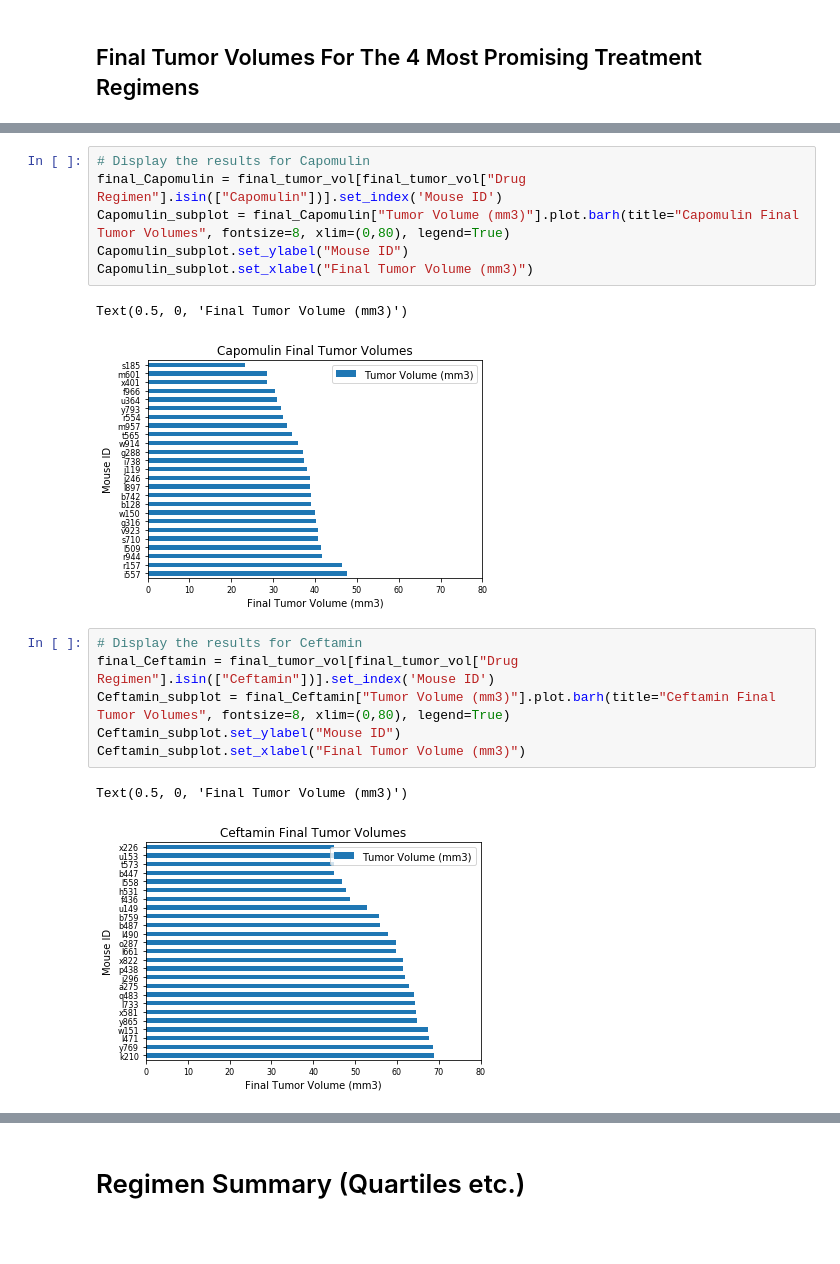
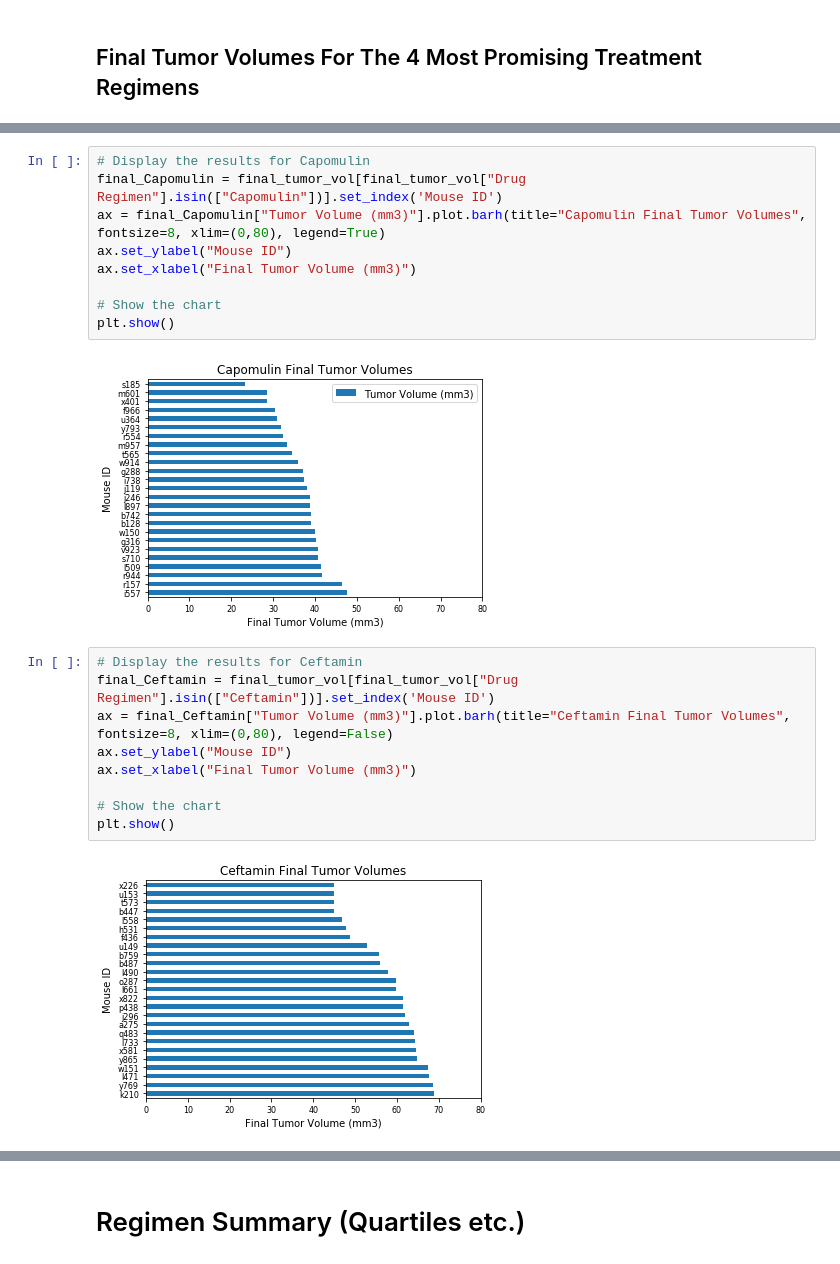
Before and after one commit to patrickhpatin/matplotlib-challenge, a Jupyter notebook: pymaceuticals_starter.ipynb, the cells around one changed output, grey strips where cells are left out. Saved outputs shown, nothing was run; the diff lists cells and outputs as text; blank space fills up the shorter version.

```diff
--- a/pymaceuticals_starter.ipynb
+++ b/pymaceuticals_starter.ipynb
@@ -202,21 +197,25 @@ Text(0.5, 0, 'Final Tumor Volume (mm3)')
 # %%
 # Display the results for Capomulin
 final_Capomulin = final_tumor_vol[final_tumor_vol["Drug Regimen"].isin(["Capomulin"])].set_index('Mouse ID')
-Capomulin_subplot = final_Capomulin["Tumor Volume (mm3)"].plot.barh(title="Capomulin Final Tumor Volumes", fontsize=8, xlim=(0,80), legend=True)
-Capomulin_subplot.set_ylabel("Mouse ID")
-Capomulin_subplot.set_xlabel("Final Tumor Volume (mm3)")
+ax = final_Capomulin["Tumor Volume (mm3)"].plot.barh(title="Capomulin Final Tumor Volumes", fontsize=8, xlim=(0,80), legend=True)
+ax.set_ylabel("Mouse ID")
+ax.set_xlabel("Final Tumor Volume (mm3)")
+
+# Show the chart
+plt.show()
 # %% [output]
-Text(0.5, 0, 'Final Tumor Volume (mm3)')
 [figure]
 # %%
 # Display the results for Ceftamin
 final_Ceftamin = final_tumor_vol[final_tumor_vol["Drug Regimen"].isin(["Ceftamin"])].set_index('Mouse ID')
-Ceftamin_subplot = final_Ceftamin["Tumor Volume (mm3)"].plot.barh(title="Ceftamin Final Tumor Volumes", fontsize=8, xlim=(0,80), legend=True)
-Ceftamin_subplot.set_ylabel("Mouse ID")
-Ceftamin_subplot.set_xlabel("Final Tumor Volume (mm3)")
+ax = final_Ceftamin["Tumor Volume (mm3)"].plot.barh(title="Ceftamin Final Tumor Volumes", fontsize=8, xlim=(0,80), legend=False)
+ax.set_ylabel("Mouse ID")
+ax.set_xlabel("Final Tumor Volume (mm3)")
+
+# Show the chart
+plt.show()
 # %% [output]
-Text(0.5, 0, 'Final Tumor Volume (mm3)')
-[figure, old version]
+[figure, new version]
 # %%
 # Display the results for Infubinol
 final_Infubinol = final_tumor_vol[final_tumor_vol["Drug Regimen"].isin(["Infubinol"])].set_index('Mouse ID')
```
Also changed, not shown: parts of 13 cells of this notebook.
